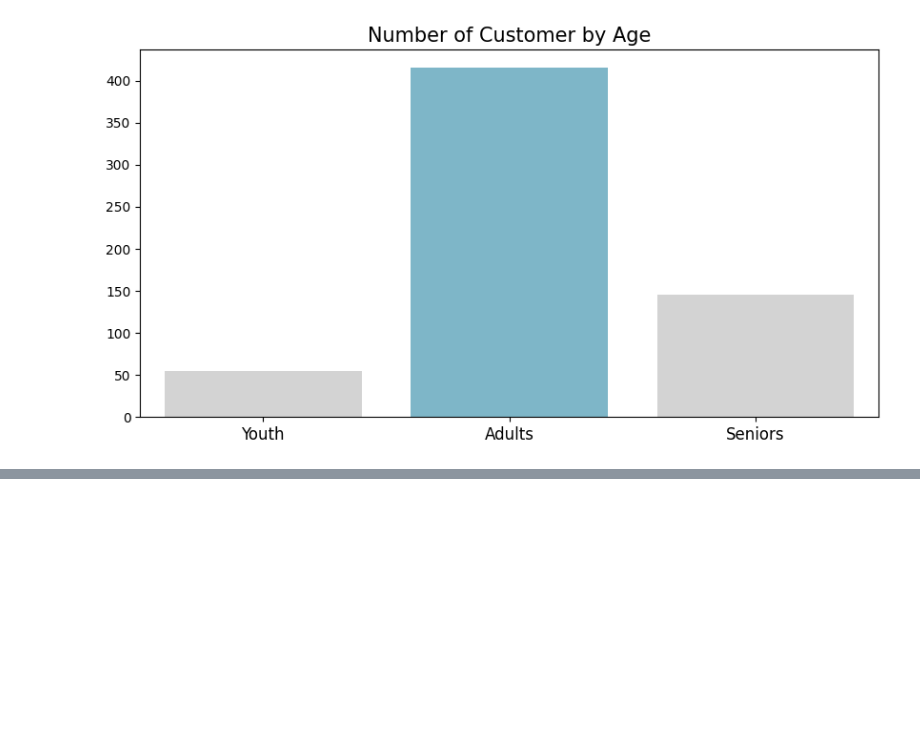
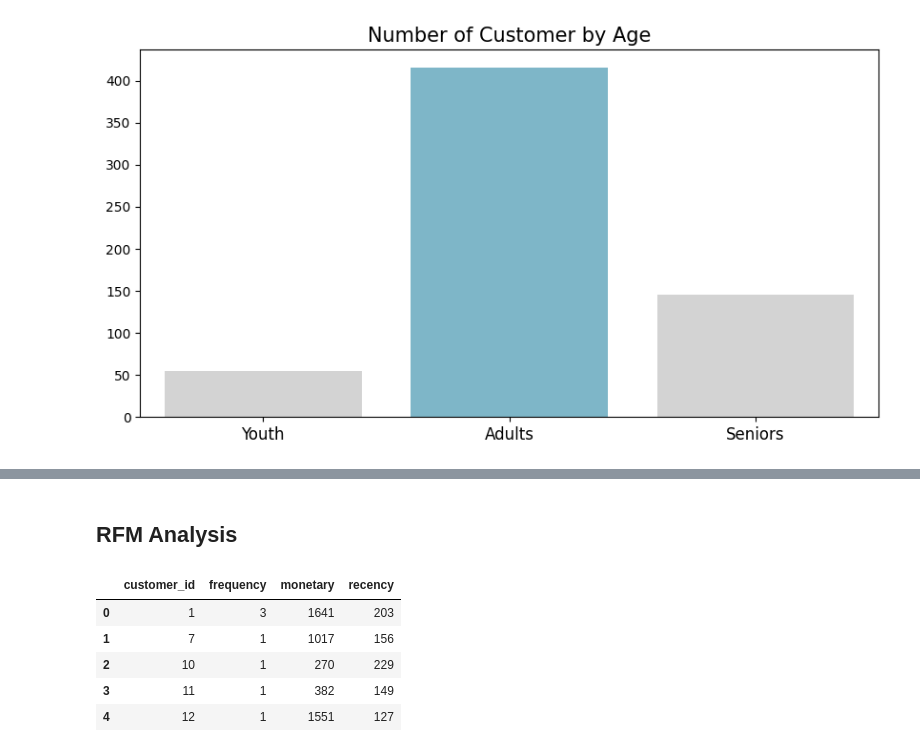
Before and after one commit to ZulfiFazhar/Dicoding-Analysis-Data, a Jupyter notebook: notebook.ipynb, the cells around one changed output, grey strips where cells are left out. Saved outputs shown, nothing was run; the diff lists cells and outputs as text; code cells hidden in the pictures; blank space fills up the shorter version.

```diff
--- a/notebook.ipynb
+++ b/notebook.ipynb
@@ -1046,0 +1071,24 @@ plt.show()
+# %% [markdown]
+## RFM Analysis
+# %%
+rfm_df = all_df.groupby(by="customer_id", as_index=False).agg({
+    "order_date": "max", # mengambil tanggal order terakhir
+    "order_id": "nunique", # menghitung jumlah order
+    "total_price": "sum" # menghitung jumlah revenue yang dihasilkan
+})
+rfm_df.columns = ["customer_id", "max_order_timestamp", "frequency", "monetary"]
+
+# menghitung kapan terakhir pelanggan melakukan transaksi (hari)
+rfm_df["max_order_timestamp"] = rfm_df["max_order_timestamp"].dt.date
+recent_date = orders_df["order_date"].dt.date.max()
+rfm_df["recency"] = rfm_df["max_order_timestamp"].apply(lambda x: (recent_date - x).days)
+
+rfm_df.drop("max_order_timestamp", axis=1, inplace=True)
+rfm_df.head()
+# %% [output]
+|  | customer_id | frequency | monetary | recency |
+| 0 | 1 | 3 | 1641 | 203 |
+| 1 | 7 | 1 | 1017 | 156 |
+| 2 | 10 | 1 | 270 | 229 |
+| 3 | 11 | 1 | 382 | 149 |
+| 4 | 12 | 1 | 1551 | 127 |
```
Also changed, not shown: parts of 3 cells of this notebook, 1 other file.
